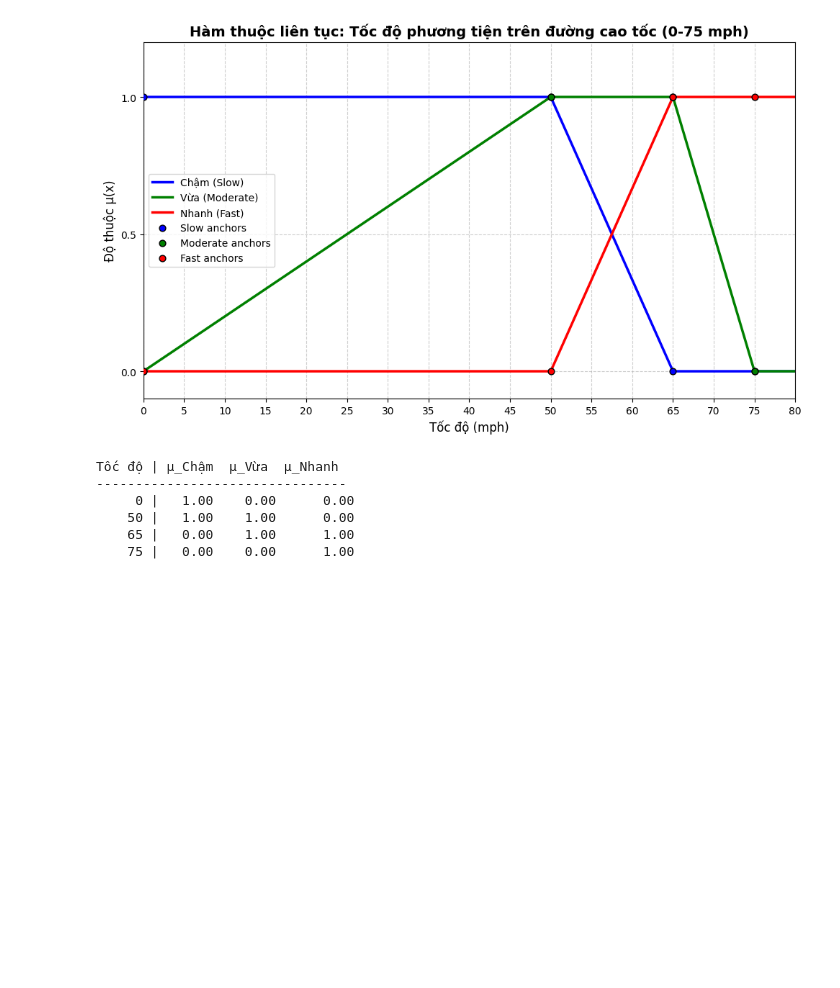
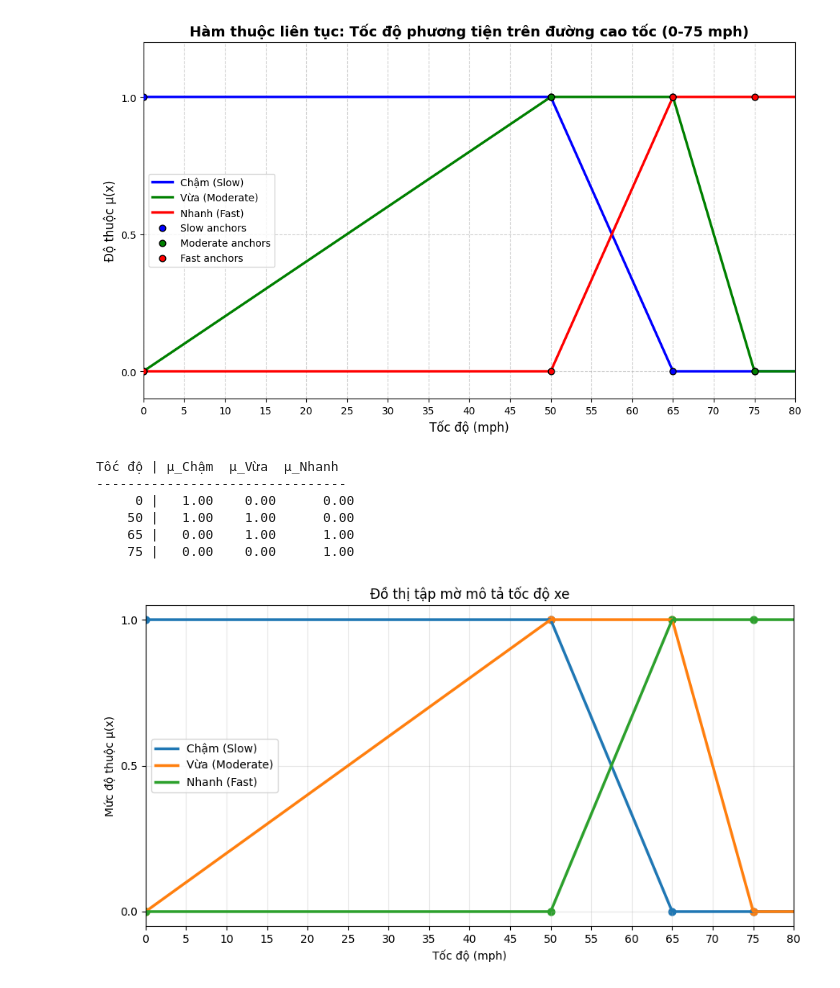
Before and after one commit to HuyLuong2002/sgu26_fuzzy_logic_app, a Jupyter notebook: Bai01/BaiTap1.ipynb, the cells around one changed output. Drawn from its saved outputs; the diff is of its cells as text; code cells hidden in the pictures; blank space fills up the shorter version.

```diff
--- a/Bai01/BaiTap1.ipynb
+++ b/Bai01/BaiTap1.ipynb
@@ -76,3 +76,77 @@ Tốc độ | μ_Chậm  μ_Vừa  μ_Nhanh
     50 |   1.00    1.00      0.00
     65 |   0.00    1.00      1.00
     75 |   0.00    0.00      1.00
+# %%
+import numpy as np
+import matplotlib.pyplot as plt
+
+# ====== Các điểm mốc (x, μ) cho từng tập mờ ======
+# μ_A = {1/0, 1/50, 0/65, 0/75}
+anchors_A = [(0, 1.0), (50, 1.0), (65, 0.0), (75, 0.0)]
+
+# μ_B = {0/0, 0/50, 1/65, 1/75}
+anchors_B = [(0, 0.0), (50, 0.0), (65, 1.0), (75, 1.0)]
+
+# μ_C = {0/0, 1/50, 1/65, 0/75}
+anchors_C = [(0, 0.0), (50, 1.0), (65, 1.0), (75, 0.0)]
+
+
+def fuzzy_interp(xs, anchors):
+    """Nội suy tuyến tính qua các điểm neo."""
+    anchors = sorted(anchors)
+    xa, ya = zip(*anchors)
+
+    mu = np.interp(xs, xa, ya, left=ya[0], right=ya[-1])
+    return mu
+
+
+# ====== Trục tốc độ ======
+x = np.linspace(0, 80, 400)
+
+mu_slow = fuzzy_interp(x, anchors_A)
+mu_mod = fuzzy_interp(x, anchors_C)
+mu_fast = fuzzy_interp(x, anchors_B)
+
+# ====== Vẽ đồ thị ======
+plt.figure(figsize=(9, 5))
+
+plt.plot(x, mu_slow, linewidth=2.5, label="Chậm (Slow)")
+plt.plot(x, mu_mod, linewidth=2.5, label="Vừa (Moderate)")
+plt.plot(x, mu_fast, linewidth=2.5, label="Nhanh (Fast)")
+
+# ====== Vẽ điểm mốc ======
+for anchors in [anchors_A, anchors_C, anchors_B]:
+    xa, ya = zip(*anchors)
+    plt.scatter(xa, ya, s=40)
+
+# ====== Trang trí ======
+plt.title("Đồ thị tập mờ mô tả tốc độ xe")
+plt.xlabel("Tốc độ (mph)")
+plt.ylabel("Mức độ thuộc μ(x)")
+
+plt.xlim(0, 80)
+plt.ylim(-0.05, 1.05)
+
+plt.xticks(np.arange(0, 81, 5))
+plt.yticks([0, 0.5, 1])
+
+plt.grid(True, alpha=0.3)
+plt.legend()
+
+plt.tight_layout()
+plt.show()
+
+# ====== In bảng giá trị ======
+samples = [0, 50, 57, 65, 75, 80]
+
+mu_s = fuzzy_interp(np.array(samples), anchors_A)
+mu_m = fuzzy_interp(np.array(samples), anchors_C)
+mu_f = fuzzy_interp(np.array(samples), anchors_B)
+
+print("Tốc độ | μ_Chậm  μ_Vừa  μ_Nhanh")
+print("--------------------------------")
+
+for xi, s, m, f in zip(samples, mu_s, mu_m, mu_f):
+    print(f"{xi:>6} | {s:>6.2f}  {m:>6.2f}  {f:>8.2f}")
+# %% [output]
+[figure, added]
```
Also changed, not shown: parts of 3 cells of this notebook, 11 other files.
